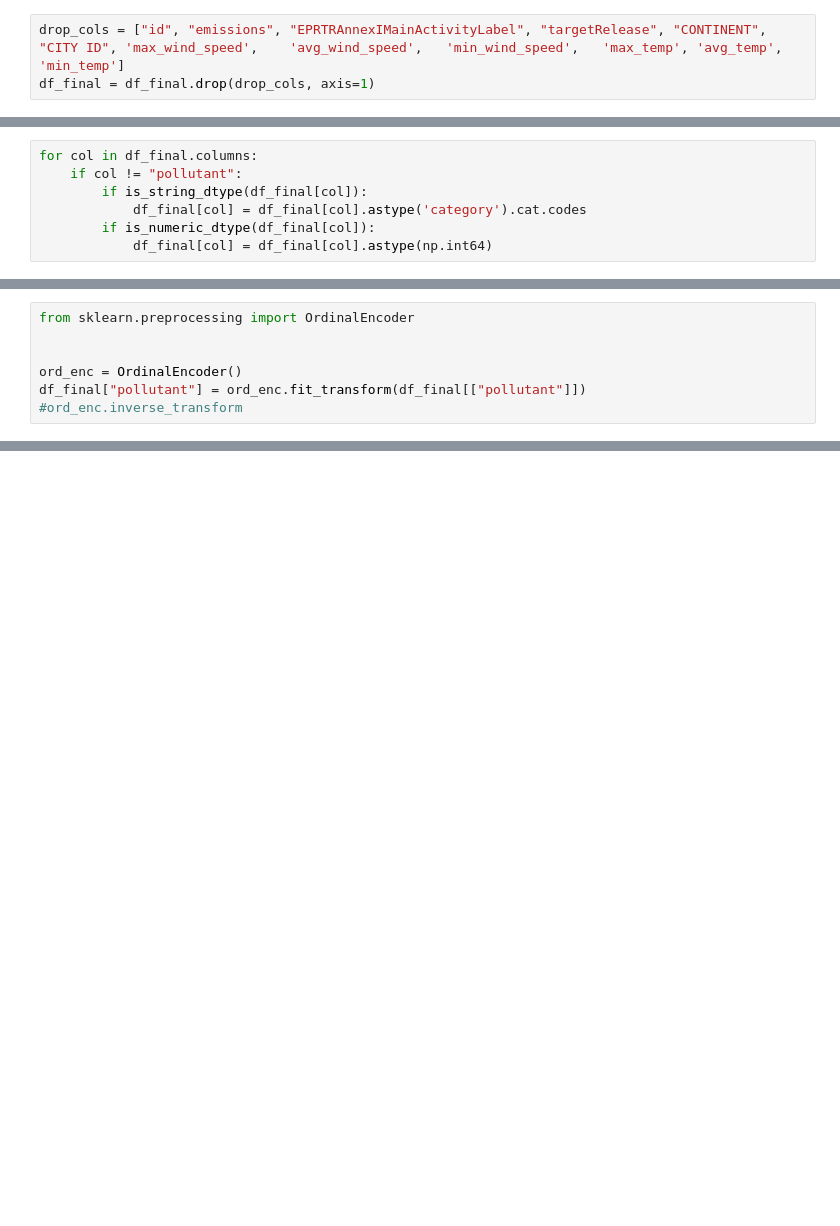
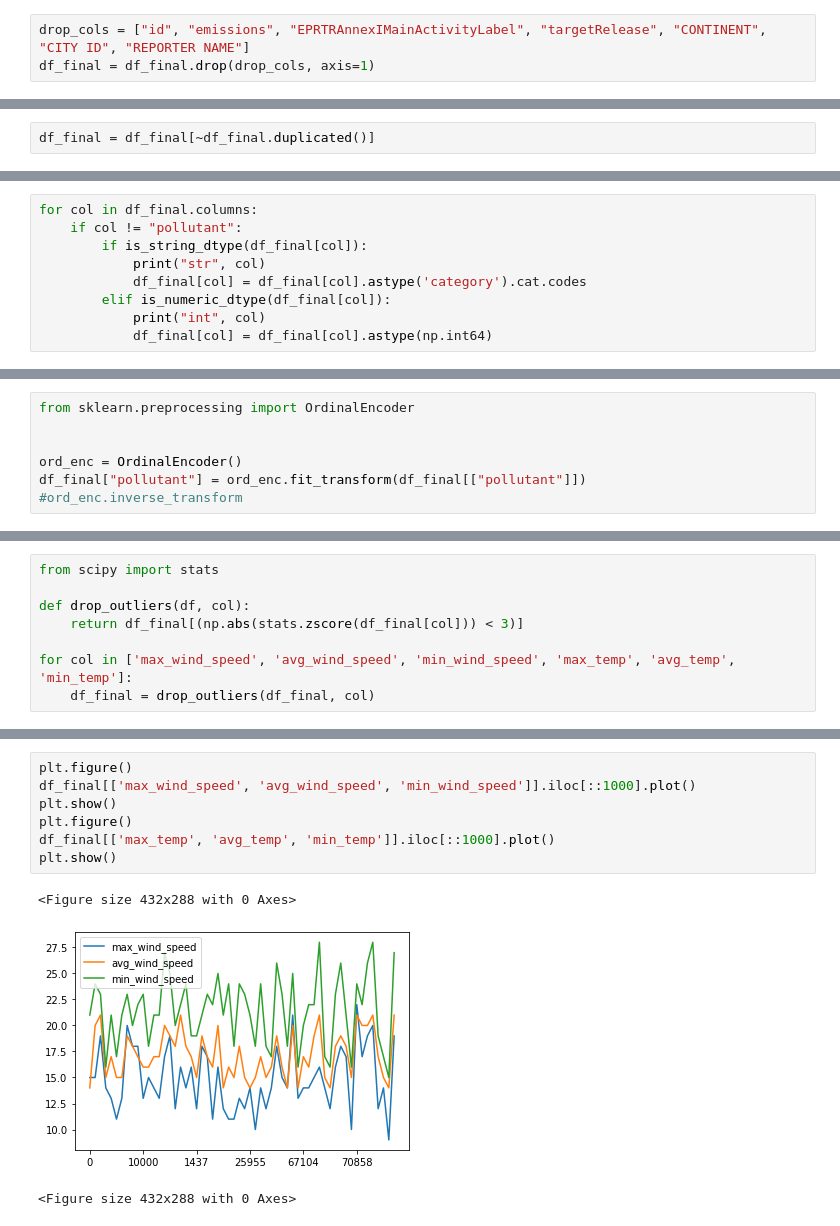
Before and after one commit to pgraciae/SchniderHack, a Jupyter notebook: main.ipynb, the cells around one changed output, grey strips where cells are left out. Drawn from its saved outputs; the diff is of its cells as text; blank space fills up the shorter version.

```diff
--- a/main.ipynb
+++ b/main.ipynb
@@ -132,3 +249,3 @@ df_final.shape
 # %%
-drop_cols = ["id", "emissions", "EPRTRAnnexIMainActivityLabel", "targetRelease", "CONTINENT", "CITY ID", 'max_wind_speed',	'avg_wind_speed',	'min_wind_speed',	'max_temp',	'avg_temp',	'min_temp']
+drop_cols = ["id", "emissions", "EPRTRAnnexIMainActivityLabel", "targetRelease", "CONTINENT", "CITY ID", "REPORTER NAME"]
 df_final = df_final.drop(drop_cols, axis=1)
@@ -136,0 +260,2 @@ df_final = df_final.drop(drop_cols, axis=1)
+# %%
+df_final = df_final[~df_final.duplicated()]
@@ -141,6 +277,8 @@ from pandas.api.types import is_numeric_dtype
 for col in df_final.columns:
     if col != "pollutant":
         if is_string_dtype(df_final[col]):
+            print("str", col)
             df_final[col] = df_final[col].astype('category').cat.codes
-        if is_numeric_dtype(df_final[col]):
+        elif is_numeric_dtype(df_final[col]):
+            print("int", col)
             df_final[col] = df_final[col].astype(np.int64)
@@ -175,0 +318,8 @@ xgb.fit()
+# %%
+from scipy import stats
+
+def drop_outliers(df, col):
+    return df_final[(np.abs(stats.zscore(df_final[col])) < 3)]
+
+for col in ['max_wind_speed', 'avg_wind_speed', 'min_wind_speed', 'max_temp', 'avg_temp', 'min_temp']:
+    df_final = drop_outliers(df_final, col)
@@ -175,0 +341,11 @@ xgb.fit()
+# %%
+plt.figure()
+df_final[['max_wind_speed', 'avg_wind_speed', 'min_wind_speed']].iloc[::1000].plot()
+plt.show()
+plt.figure()
+df_final[['max_temp', 'avg_temp', 'min_temp']].iloc[::1000].plot()
+plt.show()
+# %% [output]
+<Figure size 432x288 with 0 Axes>
+[figure, added]
+<Figure size 432x288 with 0 Axes>
```
Also changed, not shown: parts of 135 cells of this notebook, 2 other files.
